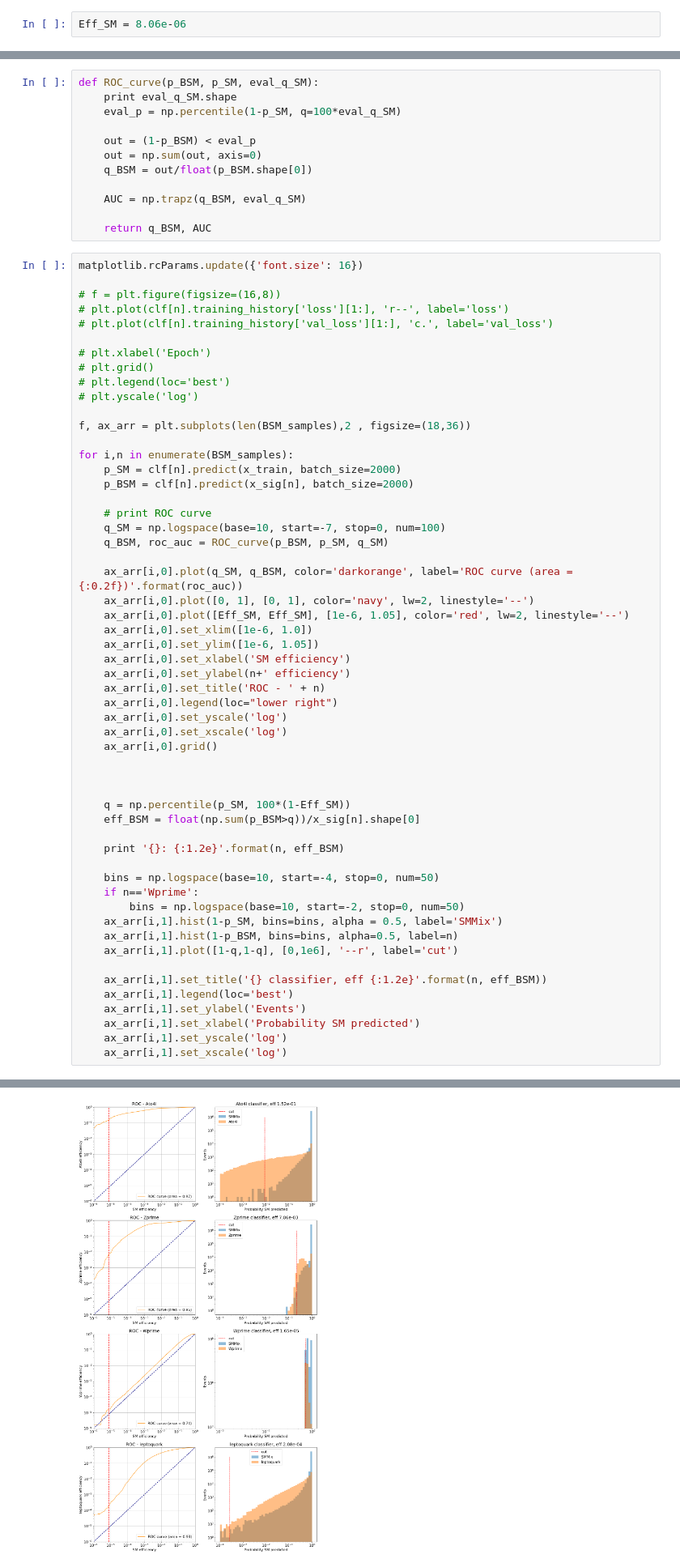
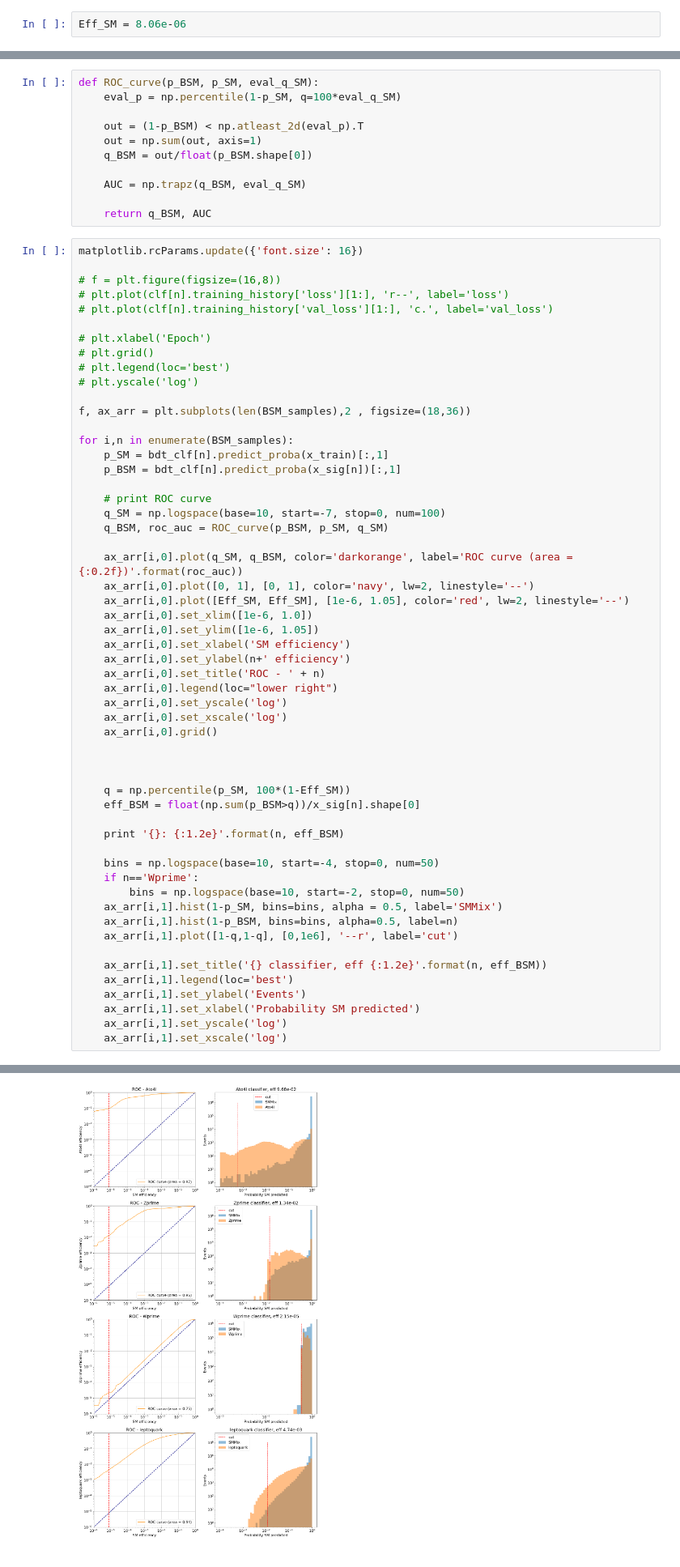
Before and after one commit to ocerri/AnomalyDetection, a Jupyter notebook: VAE/VAE_HLFONLY/Classifier_all-in-one_HLF_v2.ipynb, the cells around one changed output, grey strips where cells are left out. Shown: that part at 81% size. Saved outputs shown, nothing was run; the diff lists cells and outputs as text.

```diff
--- a/VAE/VAE_HLFONLY/Classifier_all-in-one_HLF_v2.ipynb
+++ b/VAE/VAE_HLFONLY/Classifier_all-in-one_HLF_v2.ipynb
@@ -175,10 +179,9 @@ plt.yscale('log')
 # %%
 def ROC_curve(p_BSM, p_SM, eval_q_SM):
-    print eval_q_SM.shape
     eval_p = np.percentile(1-p_SM, q=100*eval_q_SM)
 
-    out = (1-p_BSM) < eval_p
-    out = np.sum(out, axis=0)
+    out = (1-p_BSM) < np.atleast_2d(eval_p).T
+    out = np.sum(out, axis=1)
     q_BSM = out/float(p_BSM.shape[0])
 
     AUC = np.trapz(q_BSM, eval_q_SM)
@@ -199,8 +202,8 @@ matplotlib.rcParams.update({'font.size': 16})
 f, ax_arr = plt.subplots(len(BSM_samples),2 , figsize=(18,36))
 
 for i,n in enumerate(BSM_samples):
-    p_SM = clf[n].predict(x_train, batch_size=2000)
-    p_BSM = clf[n].predict(x_sig[n], batch_size=2000)
+    p_SM = bdt_clf[n].predict_proba(x_train)[:,1]
+    p_BSM = bdt_clf[n].predict_proba(x_sig[n])[:,1]
 
     # print ROC curve
     q_SM = np.logspace(base=10, start=-7, stop=0, num=100)
@@ -263,2 +250,2 @@ leptoquark: 2.08e-04
-[figure, old version]
+[figure, new version]
 # %%
```
Also changed, not shown: parts of 5 cells of this notebook, 4 other files.
